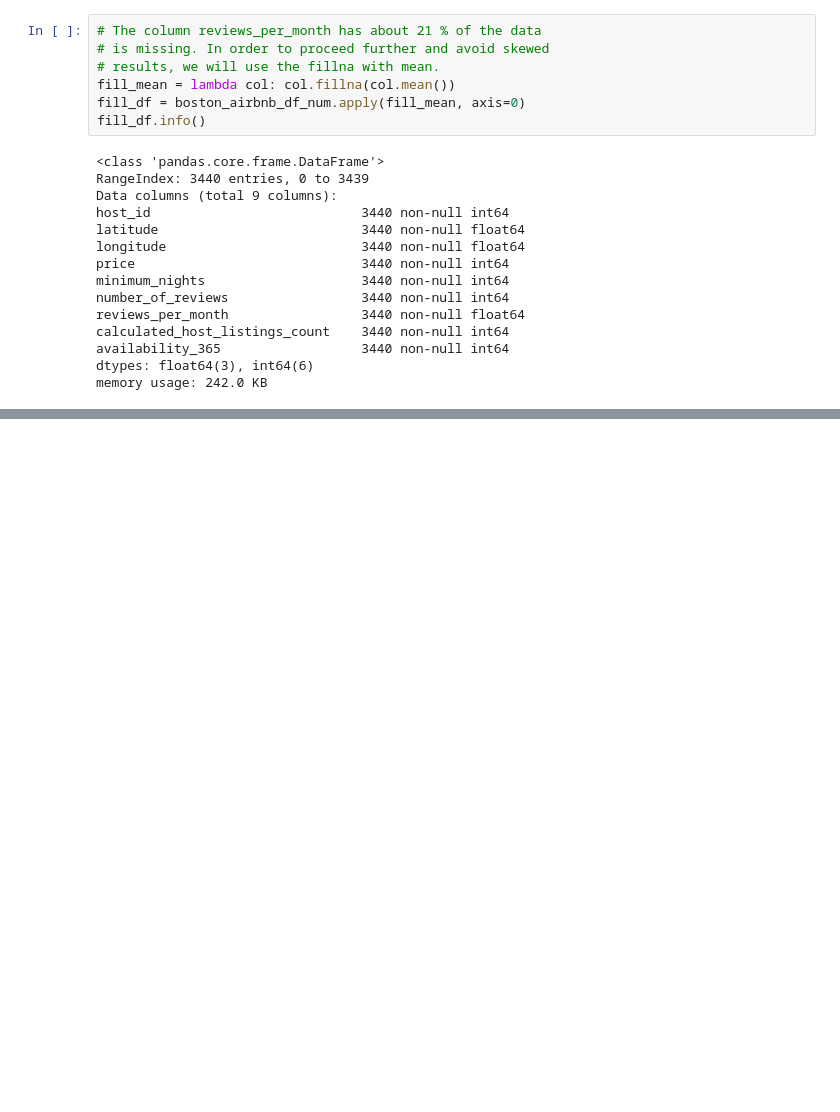
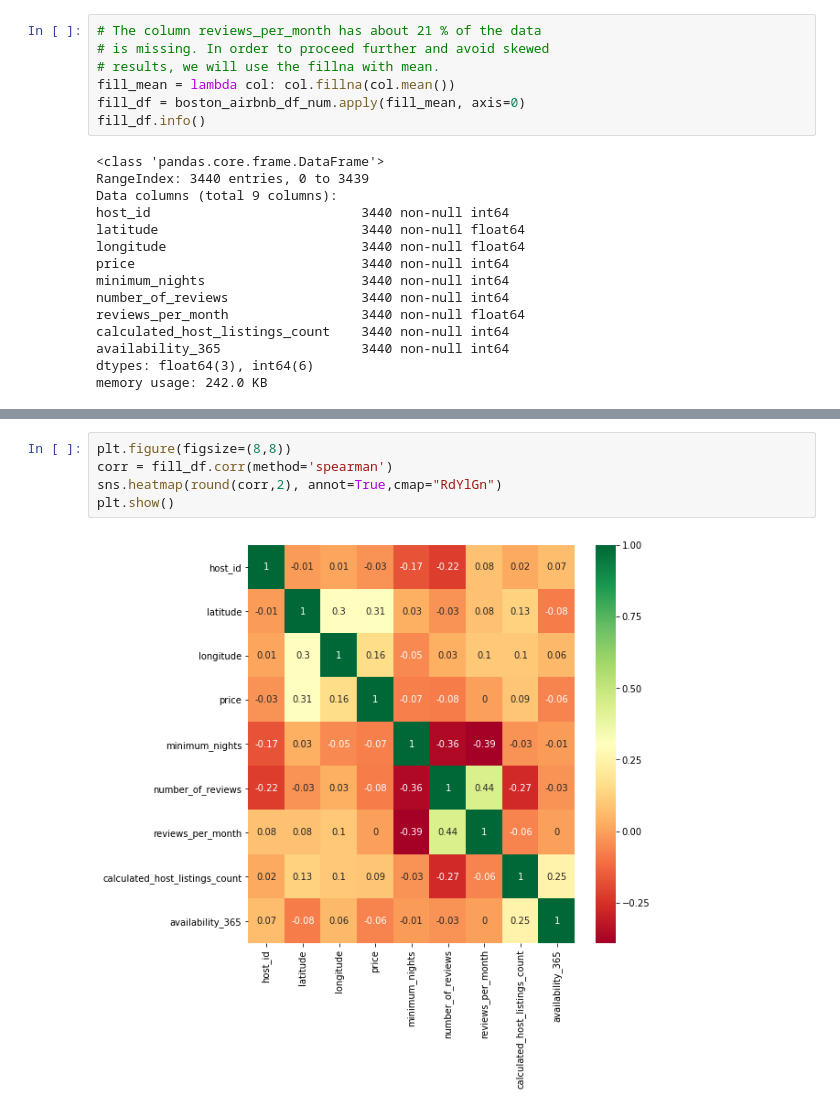
Before and after one commit to ochoa-jessica/Boston_Airbnb, a Jupyter notebook: Boston_Airbnb_Analysis.ipynb, the cells around one changed output, grey strips where cells are left out. Drawn from its saved outputs; the diff is of its cells as text; blank space fills up the shorter version.

```diff
--- a/Boston_Airbnb_Analysis.ipynb
+++ b/Boston_Airbnb_Analysis.ipynb
@@ -149,0 +164,7 @@ memory usage: 242.0 KB
+# %%
+plt.figure(figsize=(8,8))
+corr = fill_df.corr(method='spearman')
+sns.heatmap(round(corr,2), annot=True,cmap="RdYlGn")
+plt.show()
+# %% [output]
+[figure, added]
```
Also changed, not shown: parts of 45 cells of this notebook.
